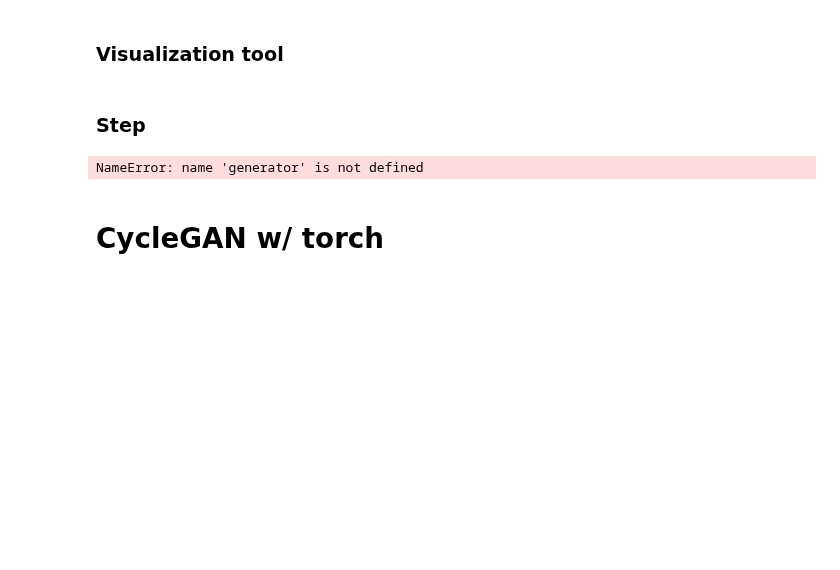
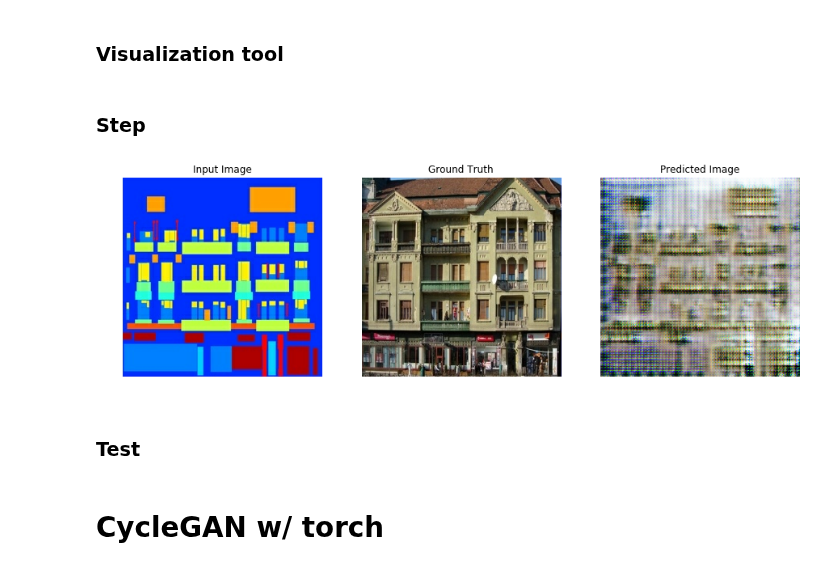
Before and after one commit to hoihui/nlp, a Jupyter notebook: ImageTranslation.ipynb, the cells around one changed output. Saved outputs shown, nothing was run; the diff lists cells and outputs as text; code cells hidden in the pictures; blank space fills up the shorter version.

```diff
--- a/ImageTranslation.ipynb
+++ b/ImageTranslation.ipynb
@@ -82,7 +80,7 @@ def normalize(input_image, real_image):
 def random_jitter(input_image, real_image):
     input_image, real_image = resize(input_image, real_image, 286, 286)
     input_image, real_image = random_crop(input_image, real_image)
-    if tf.random.uniform() > 0.5:   #(randomly)
+    if tf.random.uniform(()) > 0.5:   #(randomly)
         input_image = tf.image.flip_left_right(input_image)
         real_image  = tf.image.flip_left_right(real_image)
     return input_image, real_image
@@ -102,7 +100,7 @@ def load_image_test(image_file):
 # %%
 train_dataset = tf.data.Dataset.list_files('facades/train/*.jpg')
 train_dataset = train_dataset.shuffle(BUFFER_SIZE)
-train_dataset = train_dataset.map(load_image_train, num_parallel_calls=tf.data.experimental.AUTOTUNE)
+train_dataset = train_dataset.map(load_image_train)
 train_dataset = train_dataset.batch(BATCH_SIZE)
 
 test_dataset = tf.data.Dataset.list_files('facades/test/*.jpg')
@@ -319,16 +317,18 @@ def train_step(input_image, target):
 # %%
 from IPython.display import clear_output
 def train(dataset, epochs):
-    for input_image, target in dataset:
-        train_step(input_image, target)
+    for _ in range(epochs):
+        for input_image, target in dataset:
+            train_step(input_image, target)
 
-    clear_output(wait=True)
-    for inp, tar in test_dataset.take(1):
-        generate_images(generator, inp, tar)
+        clear_output(wait=True)
+        for inp, tar in test_dataset.take(1):
+            generate_images(G, inp, tar)
 
-    if (epoch + 1) % 20 == 0:
         checkpoint.save(file_prefix = checkpoint_prefix)
 
-train(train_dataset, 10)
+train(train_dataset, 100)
 # %% [output]
-NameError: name 'generator' is not defined
+[figure, added]
+# %% [markdown]
+### Test
```
Also changed, not shown: parts of 4 cells of this notebook.
